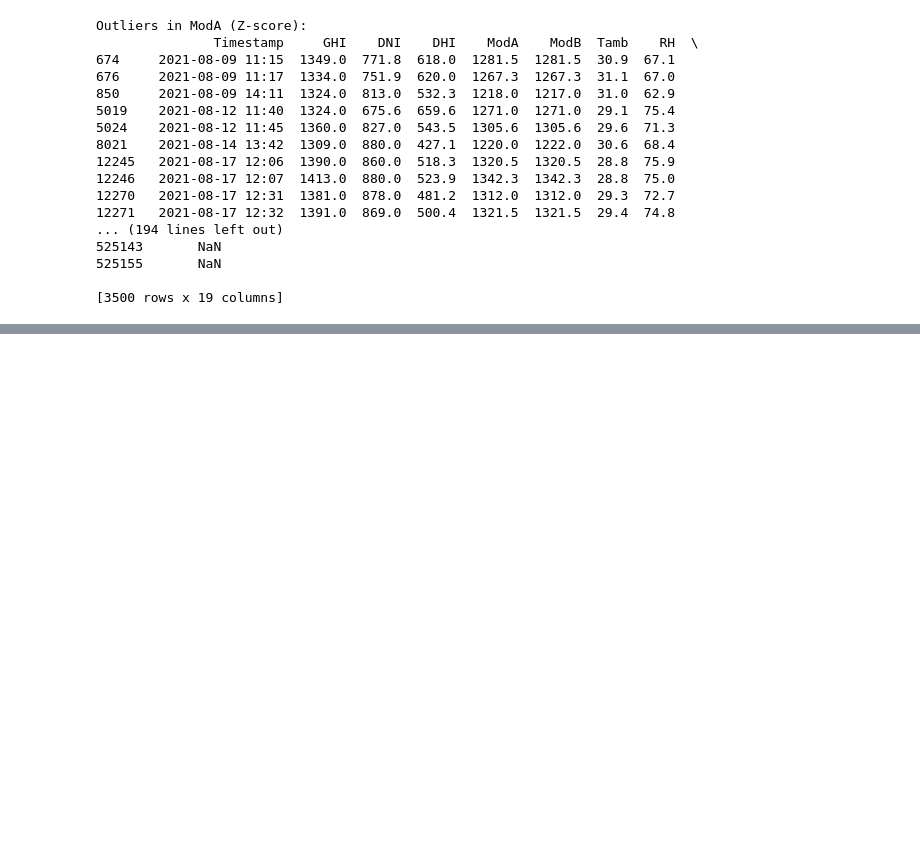
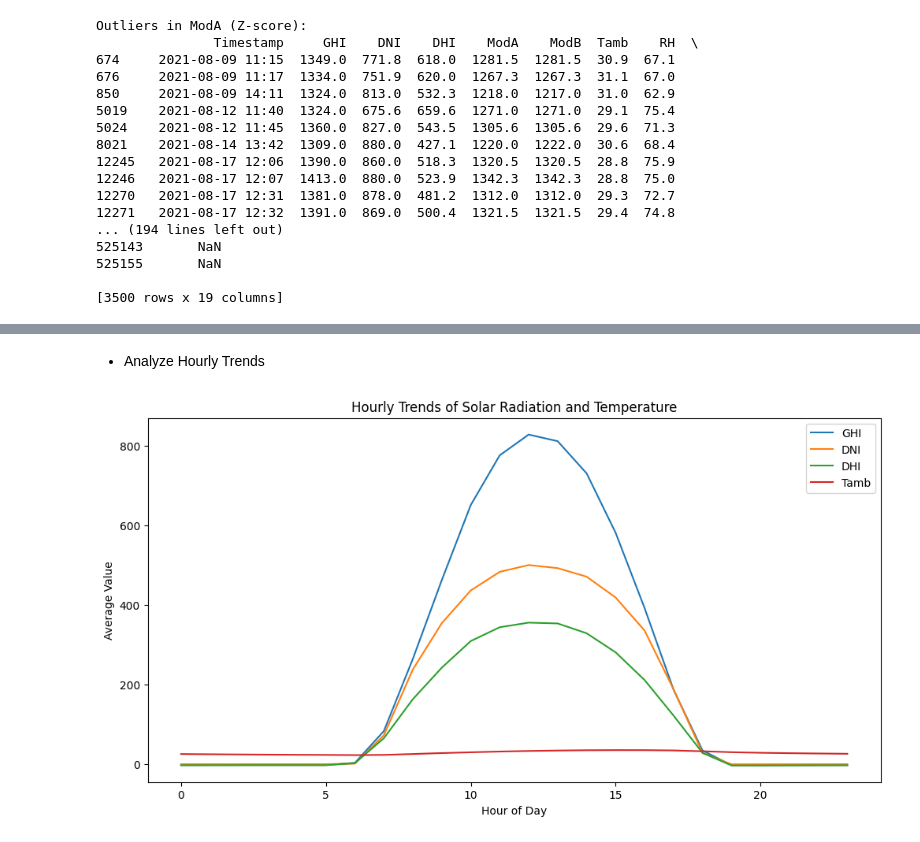
Before and after one commit to Tsegaye16/10-Accademy-week-0, a Jupyter notebook: notebooks/eda_for_benin.ipynb, the cells around one changed output, grey strips where cells are left out. Cells and saved outputs as stored; diff of their text form; code cells hidden in the pictures; blank space fills up the shorter version.

```diff
--- a/notebooks/eda_for_benin.ipynb
+++ b/notebooks/eda_for_benin.ipynb
@@ -172,0 +209,16 @@ Outliers in ModA (Z-score):
+# %% [markdown]
+* Analyze Hourly Trends
+# %%
+# Extract hour for grouping
+df['Hour'] = df.index.hour
+
+# Group by hour and calculate averages
+hourly_avg = df.groupby('Hour')[['GHI', 'DNI', 'DHI', 'Tamb']].mean()
+
+# Plot hourly trends
+hourly_avg.plot(figsize=(12, 6), title='Hourly Trends of Solar Radiation and Temperature')
+plt.ylabel('Average Value')
+plt.xlabel('Hour of Day')
+plt.show()
+# %% [output]
+[figure, added]
```
Also changed, not shown: parts of 28 cells of this notebook.
